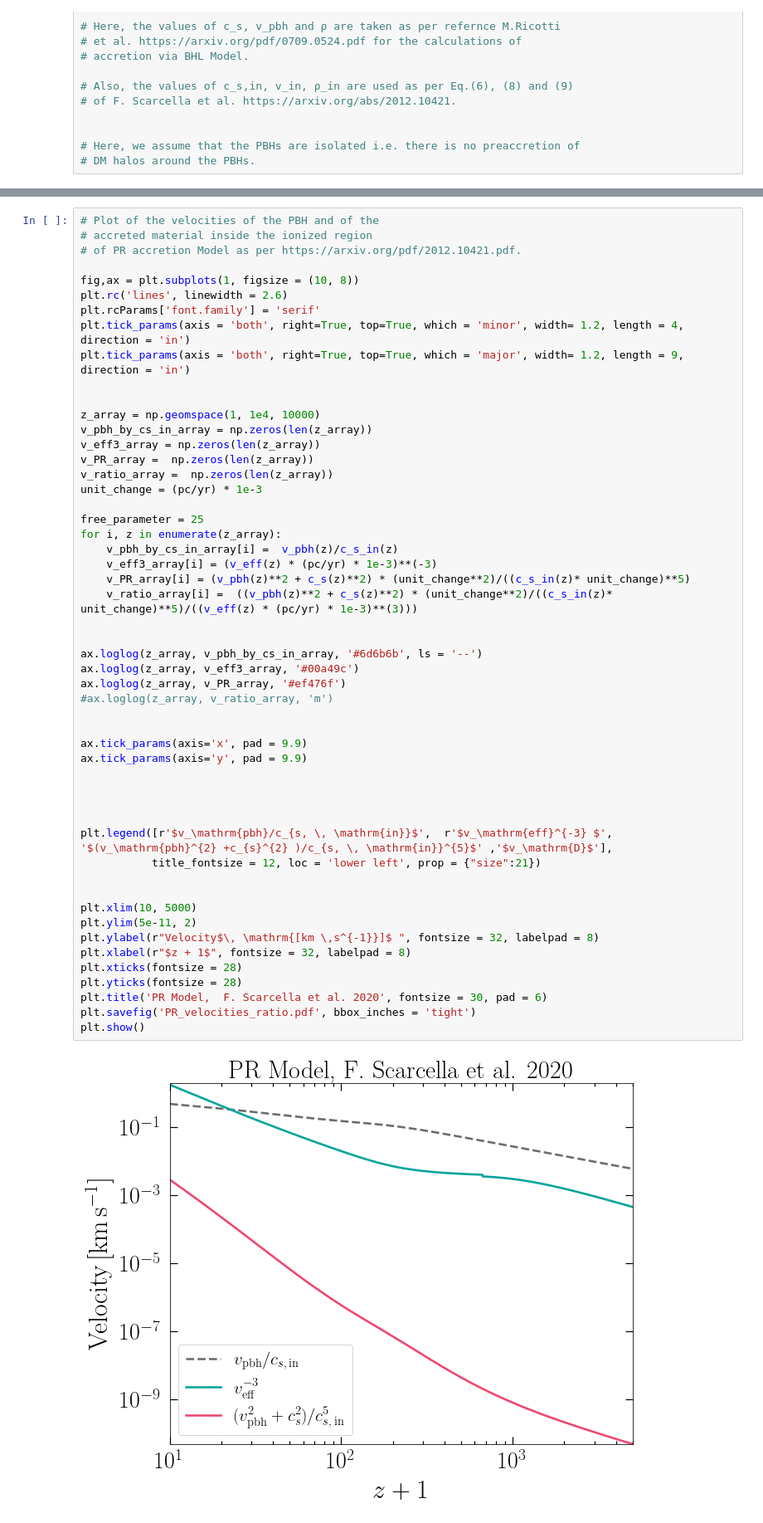
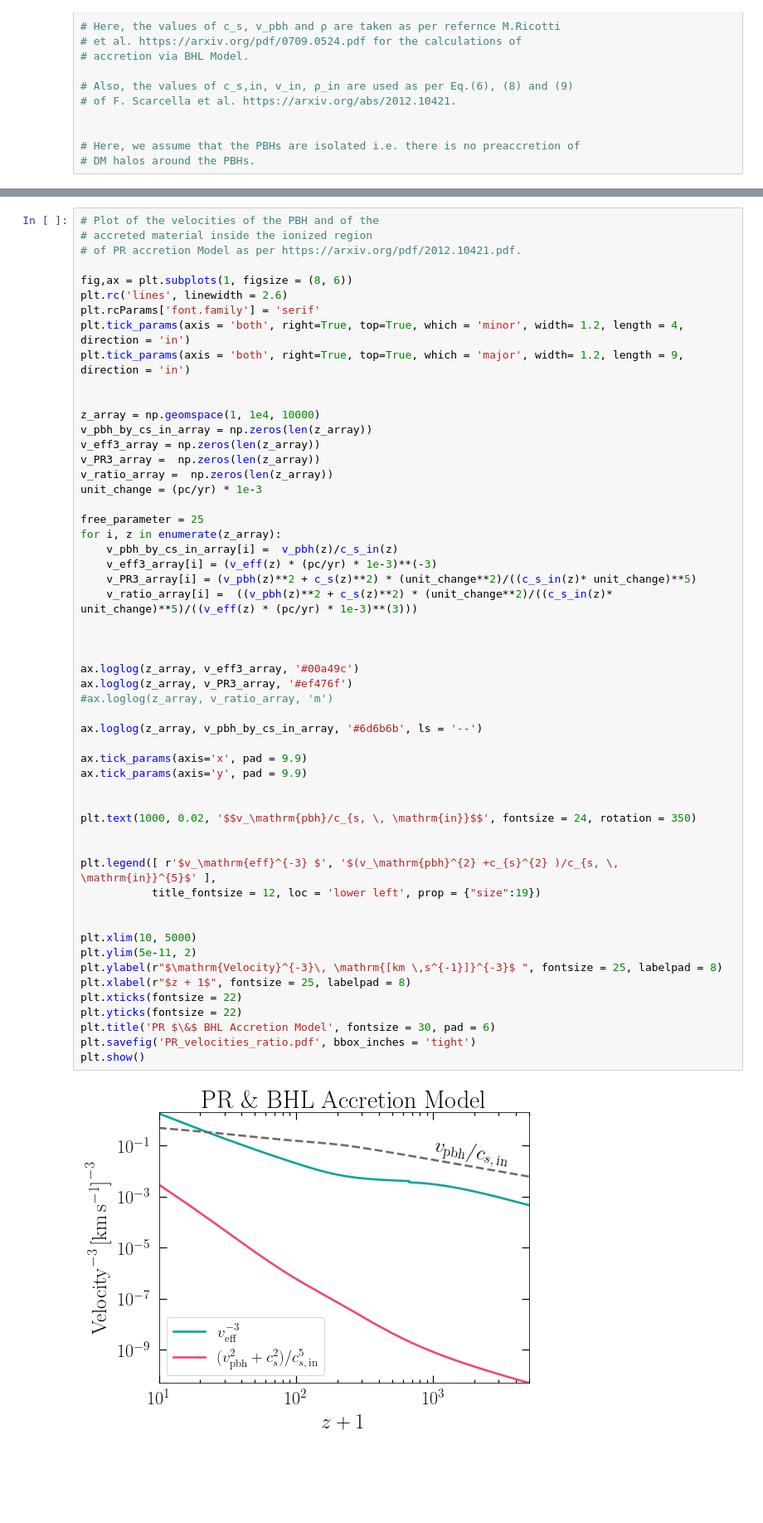
Before and after one commit to pratibhajangra591/project-2, a Jupyter notebook: c_s, β, λ vs z+1_Ricotti.ipynb, the cells around one changed output, grey strips where cells are left out. Shown at 83% size. Saved outputs shown, nothing was run; the diff lists cells and outputs as text; blank space fills up the shorter version.

```diff
--- a/c_s, β, λ vs z+1_Ricotti.ipynb
+++ b/c_s, β, λ vs z+1_Ricotti.ipynb
@@ -462,7 +466,7 @@ plt.show()
 # accreted material inside the ionized region
 # of PR accretion Model as per https://arxiv.org/pdf/2012.10421.pdf.
 
-fig,ax = plt.subplots(1, figsize = (10, 8))
+fig,ax = plt.subplots(1, figsize = (8, 6))
 plt.rc('lines', linewidth = 2.6)
 plt.rcParams['font.family'] = 'serif'
 plt.tick_params(axis = 'both', right=True, top=True, which = 'minor', width= 1.2, length = 4, direction = 'in')
@@ -472,42 +476,44 @@ plt.tick_params(axis = 'both', right=True, top=True, which = 'major', width= 1.2
 z_array = np.geomspace(1, 1e4, 10000)
 v_pbh_by_cs_in_array = np.zeros(len(z_array))
 v_eff3_array = np.zeros(len(z_array))
-v_PR_array =  np.zeros(len(z_array))
+v_PR3_array =  np.zeros(len(z_array))
 v_ratio_array =  np.zeros(len(z_array))
 unit_change = (pc/yr) * 1e-3
 
 free_parameter = 25
 for i, z in enumerate(z_array):
     v_pbh_by_cs_in_array[i] =  v_pbh(z)/c_s_in(z)
     v_eff3_array[i] = (v_eff(z) * (pc/yr) * 1e-3)**(-3)
-    v_PR_array[i] = (v_pbh(z)**2 + c_s(z)**2) * (unit_change**2)/((c_s_in(z)* unit_change)**5)
+    v_PR3_array[i] = (v_pbh(z)**2 + c_s(z)**2) * (unit_change**2)/((c_s_in(z)* unit_change)**5)
     v_ratio_array[i] =  ((v_pbh(z)**2 + c_s(z)**2) * (unit_change**2)/((c_s_in(z)* unit_change)**5)/((v_eff(z) * (pc/yr) * 1e-3)**(3)))
 
 
-ax.loglog(z_array, v_pbh_by_cs_in_array, '#6d6b6b', ls = '--')
+
 ax.loglog(z_array, v_eff3_array, '#00a49c')
-ax.loglog(z_array, v_PR_array, '#ef476f')
+ax.loglog(z_array, v_PR3_array, '#ef476f')
 #ax.loglog(z_array, v_ratio_array, 'm')
 
+ax.loglog(z_array, v_pbh_by_cs_in_array, '#6d6b6b', ls = '--')
 
 ax.tick_params(axis='x', pad = 9.9)
 ax.tick_params(axis='y', pad = 9.9)
 
 
+plt.text(1000, 0.02, '$$v_\mathrm{pbh}/c_{s, \, \mathrm{in}}$$', fontsize = 24, rotation = 350)
 
 
-plt.legend([r'$v_\mathrm{pbh}/c_{s, \, \mathrm{in}}$',  r'$v_\mathrm{eff}^{-3} $', '$(v_\mathrm{pbh}^{2} +c_{s}^{2} )/c_{s, \, \mathrm{in}}^{5}$' ,'$v_\mathrm{D}$'],
-           title_fontsize = 12, loc = 'lower left', prop = {"size":21})
+plt.legend([ r'$v_\mathrm{eff}^{-3} $', '$(v_\mathrm{pbh}^{2} +c_{s}^{2} )/c_{s, \, \mathrm{in}}^{5}$' ],
+           title_fontsize = 12, loc = 'lower left', prop = {"size":19})
 
 
 plt.xlim(10, 5000)
 plt.ylim(5e-11, 2)
-plt.ylabel(r"Velocity$\, \mathrm{[km \,s^{-1}}]$ ", fontsize = 32, labelpad = 8)
-plt.xlabel(r"$z + 1$", fontsize = 32, labelpad = 8)
-plt.xticks(fontsize = 28)
-plt.yticks(fontsize = 28)
-plt.title('PR Model,  F. Scarcella et al. 2020', fontsize = 30, pad = 6)
+plt.ylabel(r"$\mathrm{Velocity}^{-3}\, \mathrm{[km \,s^{-1}]}^{-3}$ ", fontsize = 25, labelpad = 8)
+plt.xlabel(r"$z + 1$", fontsize = 25, labelpad = 8)
+plt.xticks(fontsize = 22)
+plt.yticks(fontsize = 22)
+plt.title('PR $\&$ BHL Accretion Model', fontsize = 30, pad = 6)
 plt.savefig('PR_velocities_ratio.pdf', bbox_inches = 'tight')
 plt.show()
 # %% [output]
-[figure, old version]
+[figure, new version]
```
Also changed, not shown: parts of 5 cells of this notebook.
